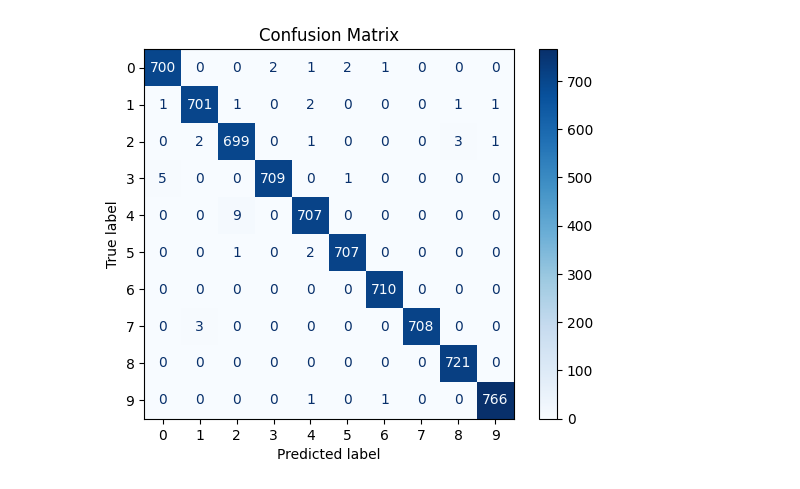
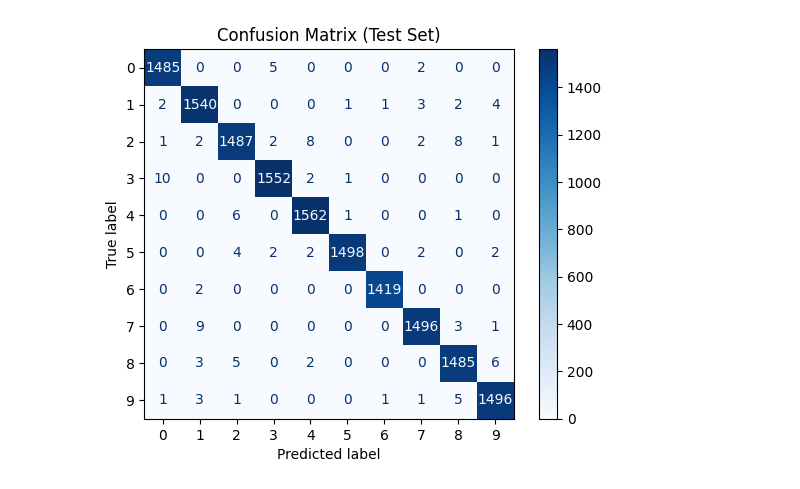
Before and after one commit to NatBrian/mediapipe-hand-recognition, a Jupyter notebook: notebooks/keypoint_training_1DCNN.ipynb, the cells around one changed output. Drawn from its saved outputs; the diff is of its cells as text; code cells hidden in the pictures.

```diff
--- a/notebooks/keypoint_training_1DCNN.ipynb
+++ b/notebooks/keypoint_training_1DCNN.ipynb
@@ -12,9 +28,9 @@ from tensorflow.keras import layers, regularizers
 # %%
 RANDOM_SEED = 42
 NUM_CLASSES = 10
-DATASET_PATH = Path(r'/content/keypoint_10gestures.csv')
-MODEL_SAVE_PATH = Path('../models/keypoint/keypoint_classifier_cnn.keras')
-TFLITE_SAVE_PATH = Path('../models/keypoint/keypoint_classifier_cnn.tflite')
+DATASET_PATH = Path('../data/keypoint_10gestures_60k.csv')
+MODEL_SAVE_PATH = Path('../models/keypoint/keypoint_classifier_1dcnn.keras')
+TFLITE_SAVE_PATH = Path('../models/keypoint/keypoint_classifier_1dcnn.tflite')
 # %%
 X_dataset = np.loadtxt(DATASET_PATH, delimiter=',', dtype='float32', usecols=list(range(1, (21 * 2) + 1)))
 y_dataset = np.loadtxt(DATASET_PATH, delimiter=',', dtype='int32', usecols=(0,))
@@ -204,7 +222,8 @@ Captures:
 # %%
 import matplotlib.pyplot as plt
 import numpy as np
-from sklearn.metrics import confusion_matrix, ConfusionMatrixDisplay, classification_report
+import time
+from sklearn.metrics import confusion_matrix, ConfusionMatrixDisplay, classification_report, accuracy_score, f1_score, precision_score, recall_score
 
 # =============================
 # 1. 绘制 Loss 和 Accuracy 曲线
@@ -236,31 +255,88 @@ plt.show()
 
 
 # =============================
-# 2. 打印 Test Set 评估指标
+# 2. 打印 Train & Test Set 评估指标对比
 # =============================
 
-test_loss, test_acc = model.evaluate(X_test, y_test, verbose=0)
-print(f"\n📌 Test Loss: {test_loss:.4f}")
-print(f"📌 Test Accuracy: {test_acc:.4f}")
+# Reshape X_train for prediction if necessary (assuming 1D CNN expects 3D input)
+# Check if X_train needs reshaping based on model input shape
+if len(X_train.shape) == 2:
+     X_train_reshaped = X_train.reshape(X_train.shape[0], X_train.shape[1] // 2, 2)
+else:
+     X_train_reshaped = X_train
+
+# Predictions
+y_train_pred_probs = model.predict(X_train_reshaped, verbose=0)
+y_train_pred = np.argmax(y_train_pred_probs, axis=1)
+
+y_test_pred_probs = model.predict(X_test, verbose=0)
+y_test_pred = np.argmax(y_test_pred_probs, axis=1)
+
+# Metrics Calculation
+train_acc = accuracy_score(y_train, y_train_pred)
+test_acc = accuracy_score(y_test, y_test_pred)
+
+train_f1 = f1_score(y_train, y_train_pred, average='macro')
+test_f1 = f1_score(y_test, y_test_pred, average='macro')
+
+train_prec = precision_score(y_train, y_train_pred, average='macro')
+test_prec = precision_score(y_test, y_test_pred, average='macro')
+
+train_rec = recall_score(y_train, y_train_pred, average='macro')
+test_rec = recall_score(y_test, y_test_pred, average='macro')
+
+# Loss
+train_loss = history.history['loss'][-1]
+test_loss, _ = model.evaluate(X_test, y_test, verbose=0)
+
+# Inference Time Measurement
+start_time = time.time()
+model.predict(X_test, verbose=0)
+end_time = time.time()
+inference_time_ms = ((end_time - start_time) / len(X_test)) * 1000
+
+# Print Comparison Table
+print("\n" + "="*55)
+print("📊 Detailed Model Performance Comparison")
+print("="*55)
+print(f"{'Metric':<20} {'Train':<12} {'Test':<12}")
+print("-" * 55)
+print(f"{'Loss':<20} {train_loss:.4f}       {test_loss:.4f}")
+print(f"{'Accuracy':<20} {train_acc:.4f}       {test_acc:.4f}")
+print(f"{'Macro Precision':<20} {train_prec:.4f}       {test_prec:.4f}")
+print(f"{'Macro Recall':<20} {train_rec:.4f}       {test_rec:.4f}")
+print(f"{'Macro F1':<20} {train_f1:.4f}       {test_f1:.4f}")
+print("-" * 55)
+print(f"⚡ Avg Inference Time: {inference_time_ms:.4f} ms/sample")
+print("="*55 + "\n")
+
+# Interpretation
+if train_acc > test_acc + 0.05:
+    print("⚠️  Potential OVERFITTING: Train accuracy is significantly higher than Test accuracy.")
+    print("   Consider increasing Dropout, adding L2 regularization, or using more data augmentation.")
+elif train_acc < 0.80:
+    print("⚠️  Potential UNDERFITTING: Train accuracy is relatively low.")
+    print("   Consider increasing model complexity (more layers/units) or training for longer.")
+else:
+    print("✅  Model seems well-balanced (Good fit).")
+print("\n")
 
 
 # =============================
-# 3. 混淆矩阵 + 可视化
+# 3. 混淆矩阵 + 可视化 (Test Set)
 # =============================
 
-y_pred = np.argmax(model.predict(X_test), axis=1)
+cm = confusion_matrix(y_test, y_test_pred)
 
-cm = confusion_matrix(y_test, y_pred)
-
-plt.figure(figsize=(6, 6))
+plt.figure(figsize=(8, 8))
 disp = ConfusionMatrixDisplay(confusion_matrix=cm)
 disp.plot(cmap="Blues", values_format='d')
-plt.title("Confusion Matrix")
+plt.title("Confusion Matrix (Test Set)")
 plt.show()
 
 # =============================
-# 4. 精确率/召回率/F1
+# 4. Test Set 详细分类报告
 # =============================
-print("\n📌 Classification Report:")
-print(classification_report(y_test, y_pred))
+print("\n📌 Test Set Classification Report:")
+print(classification_report(y_test, y_test_pred))
 # %% [output]
@@ -272 +360 @@ print(classification_report(y_test, y_pred))
-[figure, old version]
+[figure, new version]
```
Also changed, not shown: parts of 4 cells of this notebook.
